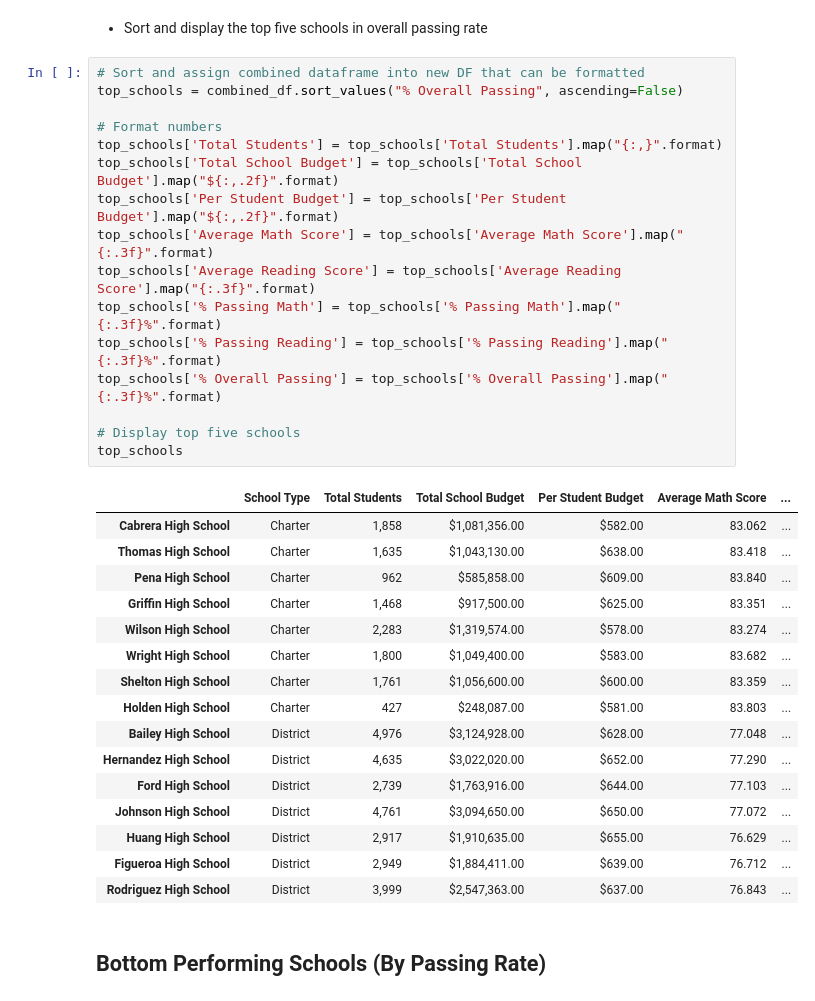
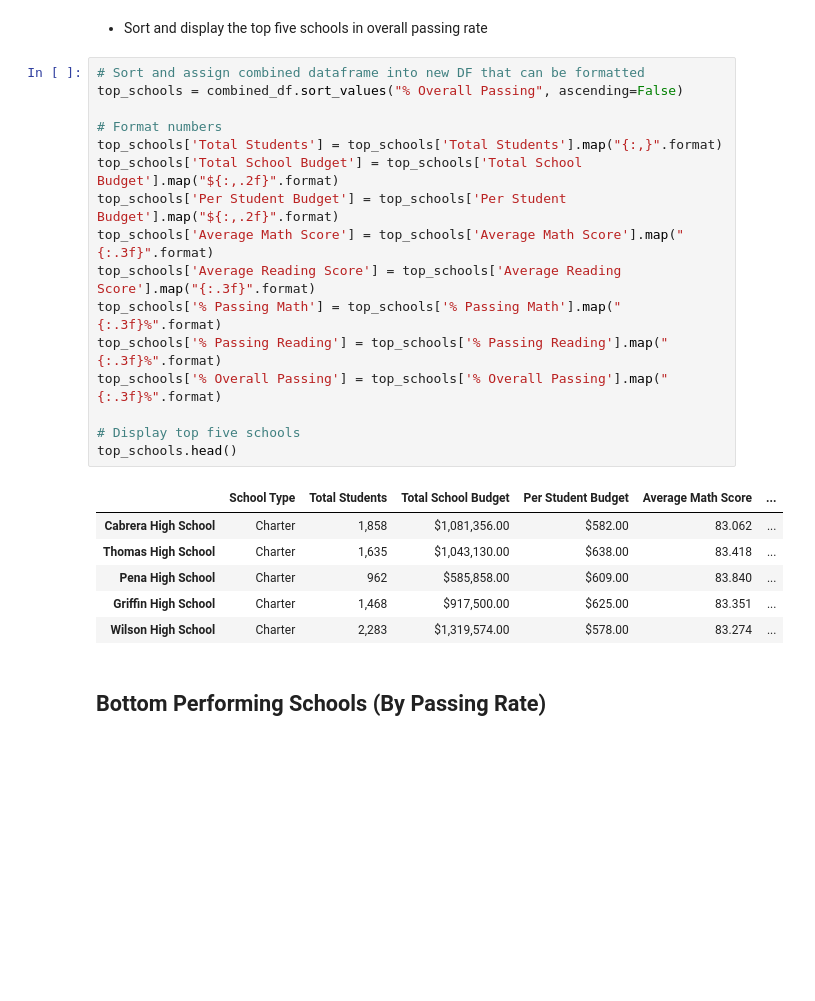
Before and after one commit to Survifit/bootcamprepo, a Jupyter notebook: Homework4/Howard_PyCitySchools.ipynb, the cells around one changed output. Saved outputs shown, nothing was run; the diff lists cells and outputs as text; blank space fills up the shorter version.

Commit message:
Hwk 4 Schools final version

```diff
--- a/Homework4/Howard_PyCitySchools.ipynb
+++ b/Homework4/Howard_PyCitySchools.ipynb
@@ -158,36 +158,26 @@ combined_df.head()
 # %%
 # Sort and assign combined dataframe into new DF that can be formatted
 top_schools = combined_df.sort_values("% Overall Passing", ascending=False)
 
 # Format numbers
 top_schools['Total Students'] = top_schools['Total Students'].map("{:,}".format)
 top_schools['Total School Budget'] = top_schools['Total School Budget'].map("${:,.2f}".format)
 top_schools['Per Student Budget'] = top_schools['Per Student Budget'].map("${:,.2f}".format)
 top_schools['Average Math Score'] = top_schools['Average Math Score'].map("{:.3f}".format)
 top_schools['Average Reading Score'] = top_schools['Average Reading Score'].map("{:.3f}".format)
 top_schools['% Passing Math'] = top_schools['% Passing Math'].map("{:.3f}%".format)
 top_schools['% Passing Reading'] = top_schools['% Passing Reading'].map("{:.3f}%".format)
 top_schools['% Overall Passing'] = top_schools['% Overall Passing'].map("{:.3f}%".format)
 
 # Display top five schools
-top_schools
+top_schools.head()
 # %% [output]
 |  | School Type | Total Students | Total School Budget | Per Student Budget | Average Math Score | ... |
 | Cabrera High School | Charter | 1,858 | $1,081,356.00 | $582.00 | 83.062 | ... |
 | Thomas High School | Charter | 1,635 | $1,043,130.00 | $638.00 | 83.418 | ... |
 | Pena High School | Charter | 962 | $585,858.00 | $609.00 | 83.840 | ... |
 | Griffin High School | Charter | 1,468 | $917,500.00 | $625.00 | 83.351 | ... |
 | Wilson High School | Charter | 2,283 | $1,319,574.00 | $578.00 | 83.274 | ... |
-| Wright High School | Charter | 1,800 | $1,049,400.00 | $583.00 | 83.682 | ... |
-| Shelton High School | Charter | 1,761 | $1,056,600.00 | $600.00 | 83.359 | ... |
-| Holden High School | Charter | 427 | $248,087.00 | $581.00 | 83.803 | ... |
-| Bailey High School | District | 4,976 | $3,124,928.00 | $628.00 | 77.048 | ... |
-| Hernandez High School | District | 4,635 | $3,022,020.00 | $652.00 | 77.290 | ... |
-| Ford High School | District | 2,739 | $1,763,916.00 | $644.00 | 77.103 | ... |
-| Johnson High School | District | 4,761 | $3,094,650.00 | $650.00 | 77.072 | ... |
-| Huang High School | District | 2,917 | $1,910,635.00 | $655.00 | 76.629 | ... |
-| Figueroa High School | District | 2,949 | $1,884,411.00 | $639.00 | 76.712 | ... |
-| Rodriguez High School | District | 3,999 | $2,547,363.00 | $637.00 | 76.843 | ... |
 # %% [markdown]
 ## Bottom Performing Schools (By Passing Rate)
 # %% [markdown]
```
